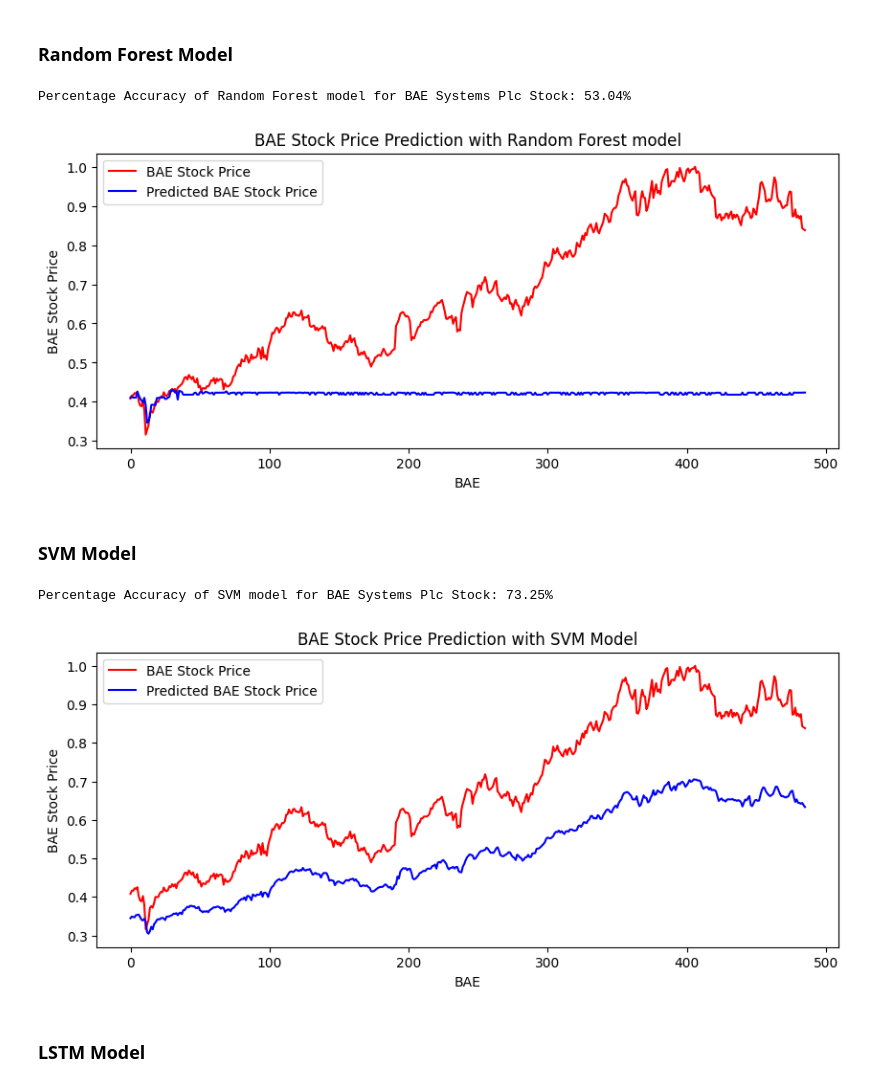
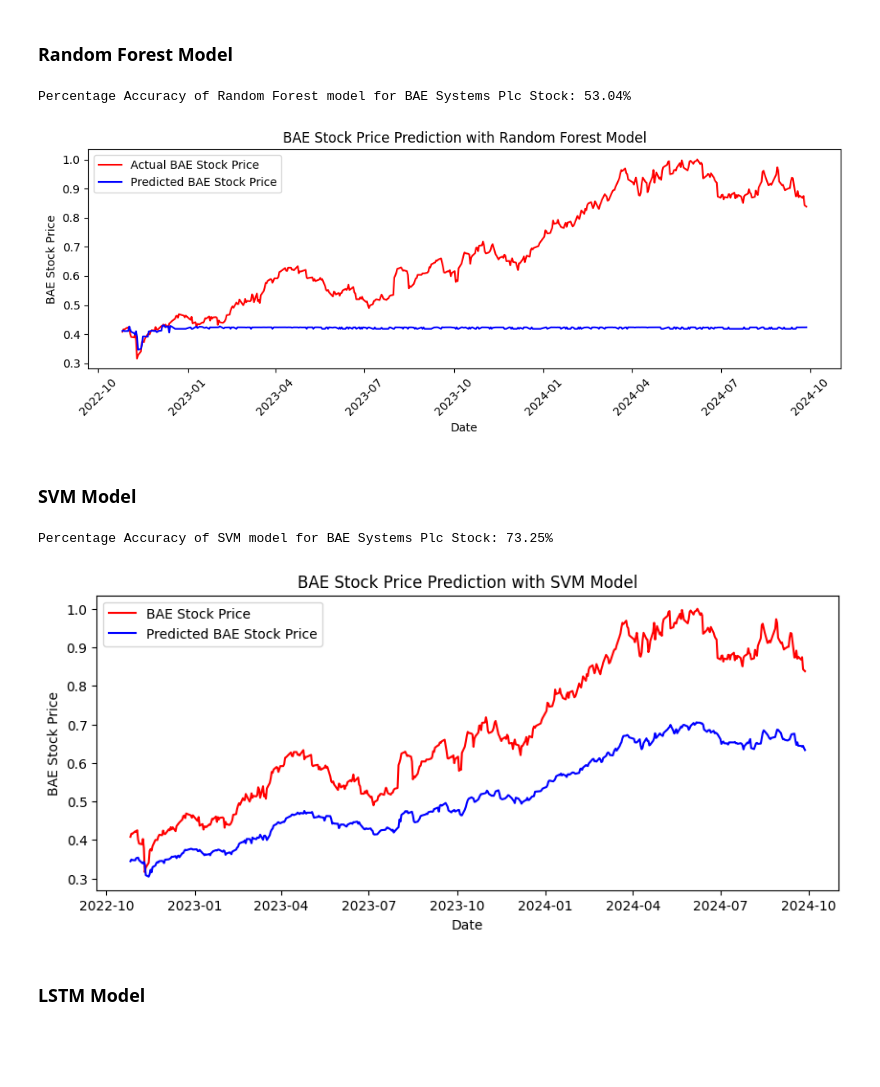
Before and after one commit to Bhavana-Kolli/22035573_Final-Project_Stock-Market, a Jupyter notebook: 22035573_Data_Science_Project.ipynb, the cells around one changed output. Cells and saved outputs as stored; diff of their text form; code cells hidden in the pictures; blank space fills up the shorter version.

```diff
--- a/22035573_Data_Science_Project.ipynb
+++ b/22035573_Data_Science_Project.ipynb
@@ -461,6 +462,11 @@ X_test_bae, y_test_bae = test_bae[:, :-1], test_bae[:, -1]
 
 # Calculate the mean of the actual values in y_test_bae
 mean_actual_value_bae = y_test_bae.mean()
+
+# The 'Date' column in the dataset is converted to datetime
+bae_data['Date'] = bae_data.index
+bae_data['Date'] = pd.to_datetime(bae_data['Date'])
+dates_test_bae = bae_data['Date'][train_size_bae:]
 # %% [markdown]
 ## **Model Development**
 # %% [markdown]
@@ -471,28 +477,31 @@ randomforest_bae = randomforest_hyperparameter_tuning(X_train_bae, y_train_bae)
 # %%
 # Calculating mse, rmse, accuracy percentage for BAE Systems Plc stock with Random Forest model
 
 # Calculating the Mean Squared Error on the test data
 randomforest_mse_bae = mean_squared_error(y_test_bae, randomforest_bae.predict(X_test_bae))
 # Calculating the Root Mean Squared Error (RMSE) from MSE
 randomforest_rmse_bae = math.sqrt(randomforest_mse_bae)
 # Calculating the accuracy percentage
 rf_accuracy_bae = 100 - ((randomforest_rmse_bae / mean_actual_value_bae) * 100)
 
 # Printing the accuracy percentage for the Random Forest model
 print(f"Percentage Accuracy of Random Forest model for BAE Systems Plc Stock: {rf_accuracy_bae:.2f}%")
 
-# Plotting actual vs predicted for Random Forest model
+
+# Plotting actual vs predicted for Random Forest model with date formatting
 plt.figure(figsize=(10, 4))
-plt.plot(y_test_bae, color='red', label='BAE Stock Price')
-plt.plot(randomforest_bae.predict(X_test_bae), color='blue', label='Predicted BAE Stock Price')
-plt.title('BAE Stock Price Prediction with Random Forest model')
-plt.xlabel('BAE')
+plt.plot(dates_test_bae, y_test_bae, color='red', label='Actual BAE Stock Price')
+plt.plot(dates_test_bae, randomforest_bae.predict(X_test_bae), color='blue', label='Predicted BAE Stock Price')
+plt.title('BAE Stock Price Prediction with Random Forest Model')
+plt.xlabel('Date')
 plt.ylabel('BAE Stock Price')
 plt.legend()
+plt.xticks(rotation=45)  # Rotate x-axis labels for better readability
+plt.tight_layout()
 plt.show()
 # %% [output]
 Percentage Accuracy of Random Forest model for BAE Systems Plc Stock: 53.04%
-[figure, old version]
+[figure, new version]
 # %% [markdown]
 ### **SVM Model**
 # %%
@@ -513,16 +522,16 @@ print(f"Percentage Accuracy of SVM model for BAE Systems Plc Stock: {svm_accurac
 
 # Plotting actual vs predicted for SVM model
 plt.figure(figsize=(10, 4))
-plt.plot(y_test_bae, color='red', label='BAE Stock Price')
-plt.plot(svm_model_bae.predict(X_test_bae), color='blue', label='Predicted BAE Stock Price')
+plt.plot(dates_test_bae, y_test_bae, color='red', label='BAE Stock Price')
+plt.plot(dates_test_bae, svm_model_bae.predict(X_test_bae), color='blue', label='Predicted BAE Stock Price')
 plt.title('BAE Stock Price Prediction with SVM Model')
-plt.xlabel('BAE')
+plt.xlabel('Date')
 plt.ylabel('BAE Stock Price')
 plt.legend()
 plt.show()
 # %% [output]
 Percentage Accuracy of SVM model for BAE Systems Plc Stock: 73.25%
-[figure, old version]
+[figure, new version]
 # %% [markdown]
 ### **LSTM Model**
 # %%
```
Also changed, not shown: parts of 6 cells of this notebook.
